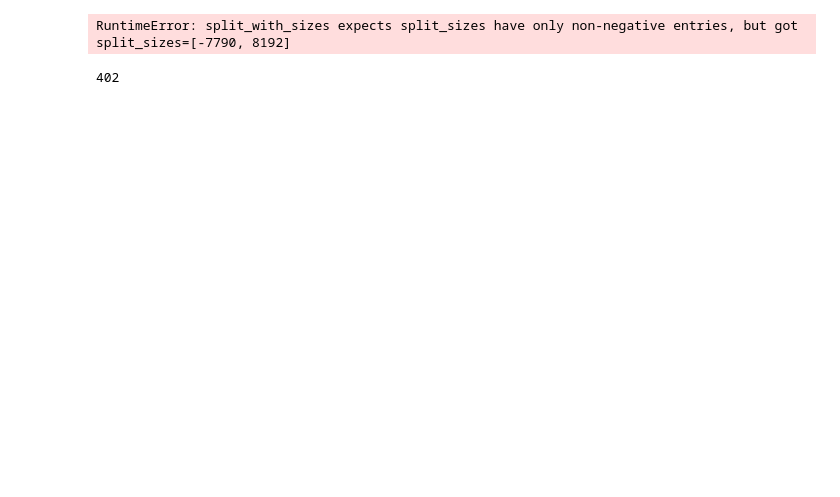
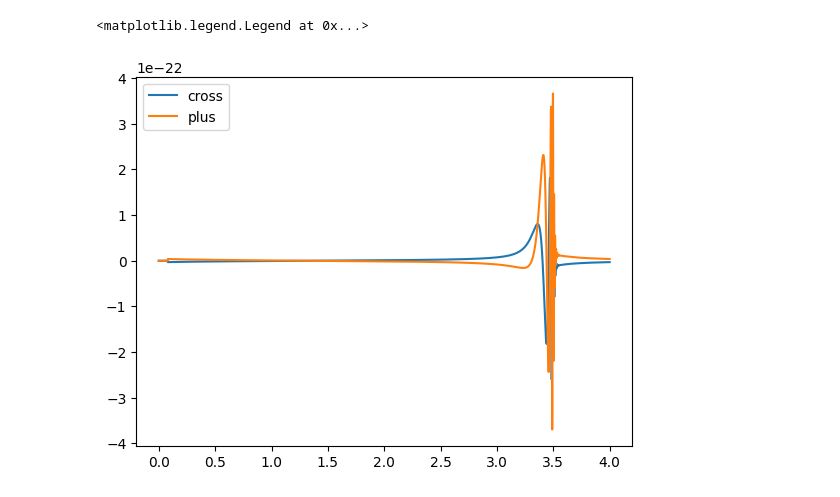
Before and after one commit to ravioli1369/multimodal, a Jupyter notebook: multimodal.ipynb, the cells around one changed output. Drawn from its saved outputs; the diff is of its cells as text; code cells hidden in the pictures; blank space fills up the shorter version.

```diff
--- a/multimodal.ipynb
+++ b/multimodal.ipynb
@@ -29,7 +30,10 @@ waveform_sampler = train.data.waveforms.generator.cbc.FrequencyDomainCBCGenerato
     dec=dec,
     psi=psi,
     phi=phi,
-    duration=4)
+    duration=4,
+    padding=0,
+    ringdown_duration=0.5,
+)
 
 datamodule = train.data.datasets.flow.FlowDataset(
     data_dir=Path(os.environ["AMPLFI_DATADIR"]),
@@ -49,6 +55,7 @@ datamodule = train.data.datasets.flow.FlowDataset(
 # %%
 world_size, rank = datamodule.get_world_size_and_rank()
-[background] = datamodule.load_background([datamodule.train_fnames[0]])
+train_fnames, val_fnames = datamodule.train_val_split()
+[background] = datamodule.load_background([train_fnames[0]])
 datamodule._logger = datamodule.get_logger(world_size, rank)
 datamodule.build_transforms("fit")
 dataset = ml4gw.dataloading.InMemoryDataset(
@@ -63,7 +70,7 @@ dataloader = torch.utils.data.DataLoader(
             dataset, num_workers=2
         )
 [X] = next(iter(dataloader))
-X.to("cuda")
+# X.to("cuda")
 
 cross, plus, parameters = datamodule.waveform_sampler.sample(X)
 strain, parameters = datamodule.inject(X, cross, plus, parameters)
@@ -74,10 +79,0 @@ RuntimeError: The size of tensor a (8192) must match the size of tensor b (162)
-# %%
-# make tensors in x same length as cross tensor
-[X] = X[:, :, :cross.shape[-1]]
-strain, parameters = datamodule.inject(X, cross, plus, parameters)
-# %% [output]
-RuntimeError: split_with_sizes expects split_sizes have only non-negative entries, but got split_sizes=[-7790, 8192]
-# %%
-X.size(-1)
-# %% [output]
-402
@@ -87,0 +80,10 @@ X.size(-1)
+# %%
+import numpy as np
+time = np.arange(0, 4, 1/waveform_sampler.sample_rate)
+plt.plot(time, cross[0], label="cross")
+plt.plot(time, plus[0], label="plus")
+# plt.xlim(2.4, 3.01)
+plt.legend()
+# %% [output]
+<matplotlib.legend.Legend at 0x...>
+[figure, added]
```
Also changed, not shown: parts of 6 cells of this notebook.
